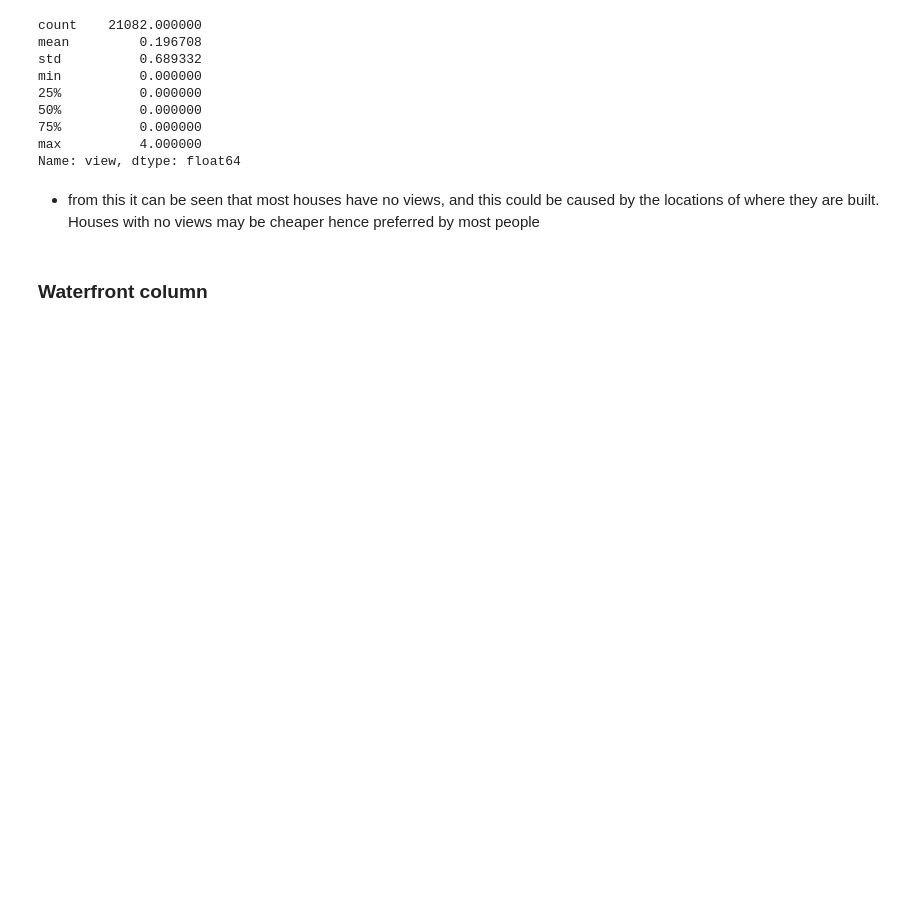
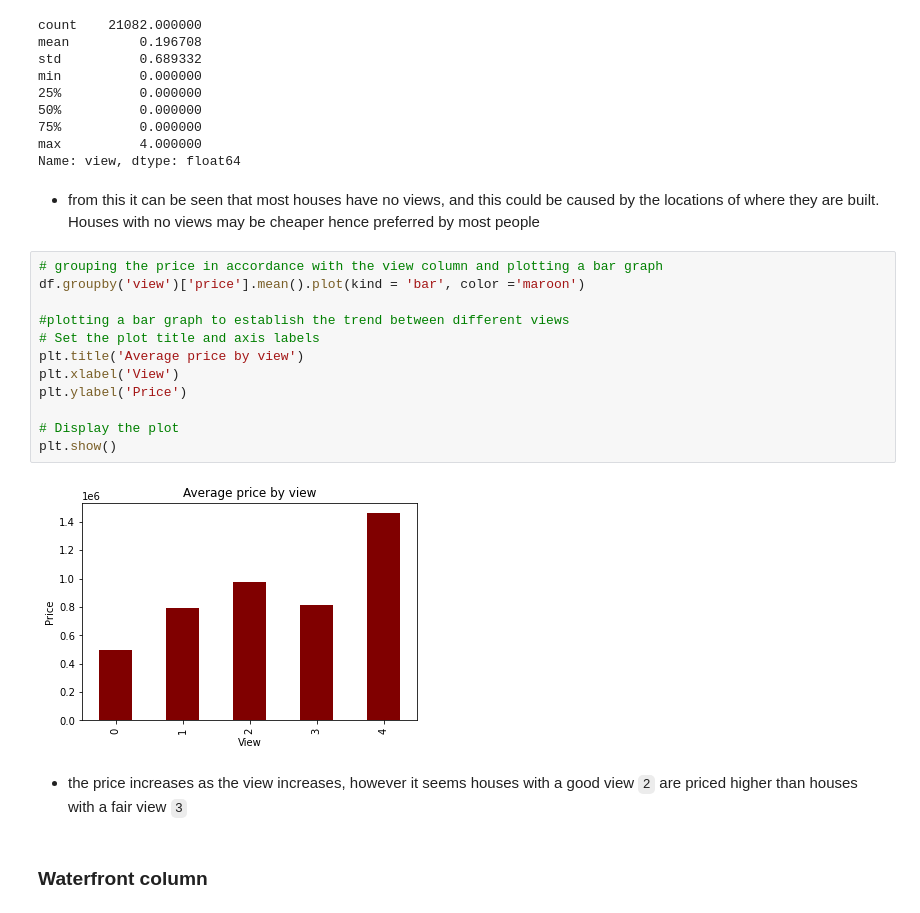
Before and after one commit to BKitainge/Phase_2_Project, a Jupyter notebook: Phase2Projectedit.ipynb, the cells around one changed output. Drawn from its saved outputs; the diff is of its cells as text; blank space fills up the shorter version.

Commit message:
adding visualizations

````diff
--- a/Phase2Projectedit.ipynb
+++ b/Phase2Projectedit.ipynb
@@ -253,6 +253,22 @@ max          4.000000
 Name: view, dtype: float64
 # %% [markdown]
 * from this it can be seen that most houses have no views, and this could be caused by the locations of where they are built. Houses with no views may be cheaper hence preferred by most people
+# %%
+# grouping the price in accordance with the view column and plotting a bar graph
+df.groupby('view')['price'].mean().plot(kind = 'bar', color ='maroon')
+
+#plotting a bar graph to establish the trend between different views
+# Set the plot title and axis labels
+plt.title('Average price by view')
+plt.xlabel('View')
+plt.ylabel('Price')
+
+# Display the plot
+plt.show()
+# %% [output]
+[figure, added]
+# %% [markdown]
+* the price increases as the view increases, however it seems houses with a good view ```2``` are priced higher than houses with a fair view ```3```
 # %% [markdown]
 ### Waterfront column
 # %% [markdown]
````
Also changed, not shown: parts of 6 cells of this notebook.
